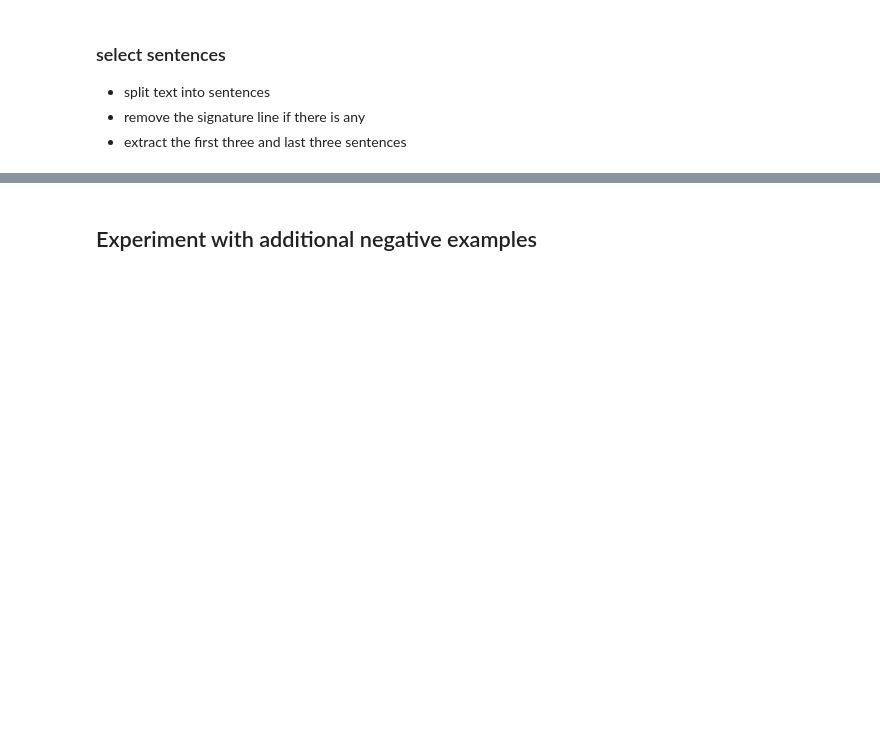
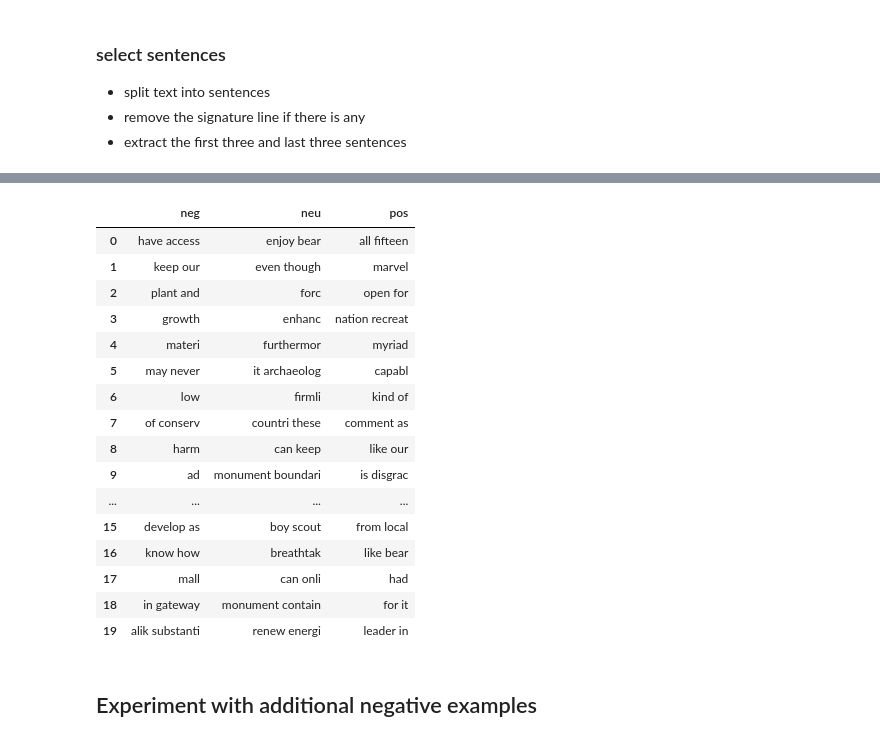
Before and after one commit to xkuang/monument-comments, a Jupyter notebook: Model_Training.ipynb, the cells around one changed output, grey strips where cells are left out. Cells and saved outputs as stored; diff of their text form; code cells hidden in the pictures; blank space fills up the shorter version.

```diff
--- a/Model_Training.ipynb
+++ b/Model_Training.ipynb
@@ -156,7 +158,20 @@ def evaluate_on_test_set(vectorizers, model, train_data, test_data):
     print(scores)
     return scores
 # %%
-# Dataframe styling
+# Displaying and styling
+
+
+def print_topN_features(vectorizer, model, class_labels, n):
+    """
+    Print features with the highest coefficient values, per class
+    """
+    feature_names = vectorizer.get_feature_names()
+    features = {}
+    for i, class_label in enumerate(class_labels):
+        topN = np.argsort(model.coef_[i])[-n:]
+        features[class_label] = [feature_names[j] for j in topN]
+    return pd.DataFrame(features)
+
 
 def highlight_max(s):
     '''
@@ -169,8 +184,6 @@ def highlight_max(s):
 # %%
 # Load in the data from CSV
 
-labelledComments = pd.read_csv("data/comments-to-label.csv", usecols=['document_id', 'comment', 'sentiment']).dropna()
-labelledComments['comment'] = labelledComments['comment'].map(lambda x: re.sub("\r", " ", x))
-
+labelledComments = pd.read_csv("data/comments-merged.csv", usecols=['document_id', 'comment', 'sentiment'])
 print("# comments labelled:", labelledComments.shape[0])
 labelledComments.describe()
@@ -183,12 +209,10 @@ print("Index for class labels:", labelledComments.sentiment.cat.categories)
 # %%
-# Split labelled dataset into train (.7), validation (.2), and test (.1) sets
+# Split labelled dataset into train (.8) and test (.2) sets
 
-train, validate, test = np.split(labelledComments.sample(frac=1), [int(.7*len(labelledComments)), int(.9*len(labelledComments))])
+train, test = np.split(labelledComments.sample(frac=1), [int(.8*len(labelledComments))])
 
 train.to_csv('data/comments-train.csv', index=False)
-validate.to_csv('data/comments-validate.csv', index=False)
 test.to_csv('data/comments-test.csv', index=False)
 
 print("# train:", train.shape[0])
-print("# validate:", validate.shape[0])
-print("# test:", test.shape[0])
+print("# test:", validate.shape[0])
@@ -274,10 +300,10 @@ unigram_bigram_sents_stem = unigram_bigram_sents_stem_v.fit_transform(sents)
 unigram_bigram_sents_lemma_v = CountVectorizer(tokenizer=LemmaTokenizer(), stop_words=None, ngram_range=(1, 2), min_df=5, binary=True)
 unigram_bigram_sents_lemma = unigram_bigram_sents_lemma_v.fit_transform(sents)
 # %%
-# Evaluate models with 10-fold cross validation
+# Evaluate models with 3-fold cross validation
 
 logit = LogisticRegression()
-svm = SGDClassifier(loss='hinge', penalty='l2', alpha=1e-3, n_iter=400, random_state=1)
+svm = SGDClassifier(loss='hinge', penalty='l2', alpha=1e-3, n_iter=1000, random_state=1)
 labels = train['sentiment'].cat.codes
 
 matrices = [unigram_bigram,
@@ -285,7 +311,7 @@ matrices = [unigram_bigram,
             unigram_bigram_stem, unigram_bigram_lemma,
             unigram_bigram_sents, unigram_bigram_sents_stem, unigram_bigram_sents_lemma]
 
-result = run_CV(matrices, labels, [logit,svm], 10)
+result = run_CV(matrices, labels, [logit,svm], 3)
 # %%
 # Display results in dataframe and highlight the maximum in each column
 
@@ -300,16 +337,25 @@ df.style.apply(highlight_max)
 # %%
 # Choose one model to examine the most predictive features per class
 
-def print_topN_features(vectorizer, model, class_labels, n):
-    """
-    Print features with the highest coefficient values, per class
-    """
-    feature_names = vectorizer.get_feature_names()
-    for i, class_label in enumerate(class_labels):
-        topN = np.argsort(model.coef_[i])[-n:]
-        print("%s: %s" % (class_label,", ".join(feature_names[j] for j in topN)))
-
-print_topN_features(unigram_bigram_stem_v, svm, ['neg', 'neu', 'pos'], 10)
+print_topN_features(unigram_bigram_stem_v, svm, ['neg', 'neu', 'pos'], 20)
+# %% [output]
+|  | neg | neu | pos |
+| 0 | have access | enjoy bear | all fifteen |
+| 1 | keep our | even though | marvel |
+| 2 | plant and | forc | open for |
+| 3 | growth | enhanc | nation recreat |
+| 4 | materi | furthermor | myriad |
+| 5 | may never | it archaeolog | capabl |
+| 6 | low | firmli | kind of |
+| 7 | of conserv | countri these | comment as |
+| 8 | harm | can keep | like our |
+| 9 | ad | monument boundari | is disgrac |
+| ... | ... | ... | ... |
+| 15 | develop as | boy scout | from local |
+| 16 | know how | breathtak | like bear |
+| 17 | mall | can onli | had |
+| 18 | in gateway | monument contain | for it |
+| 19 | alik substanti | renew energi | leader in |
 # %% [markdown]
 ## Experiment with additional negative examples
 # %% [markdown]
```
Also changed, not shown: parts of 20 cells of this notebook, 2 other files.
